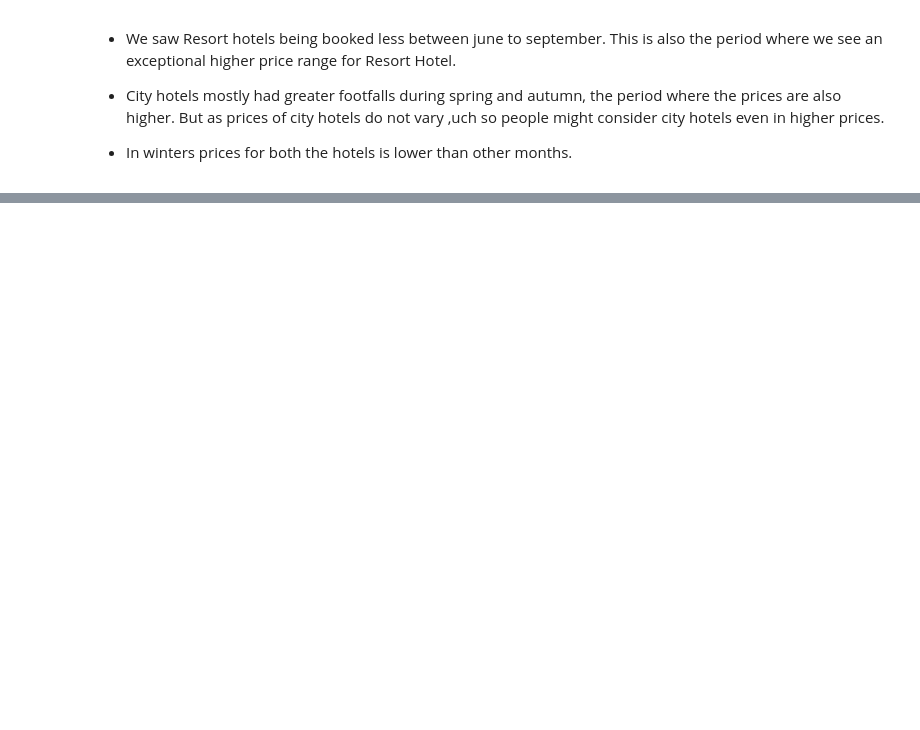
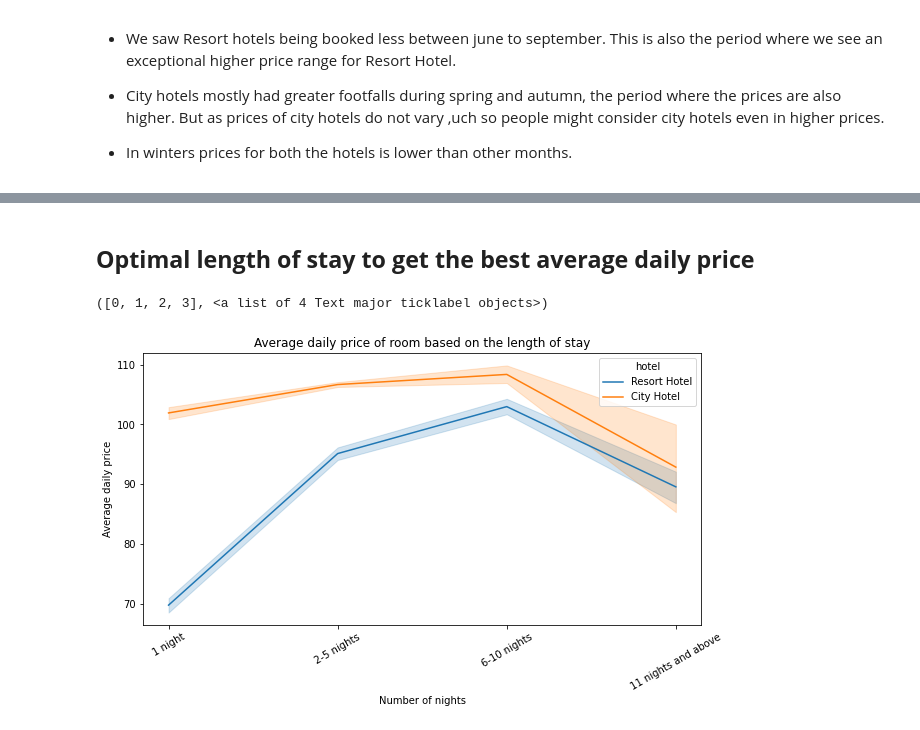
Before and after one commit to PriyankaSejwal/Hotel-Booking-Analysis, a Jupyter notebook: Priyanka_Rimo_CapstoneProject_Hotel_Booking_Analysis_Capstone_Project.ipynb, the cells around one changed output, grey strips where cells are left out. Saved outputs shown, nothing was run; the diff lists cells and outputs as text; code cells hidden in the pictures; blank space fills up the shorter version.

```diff
--- a/Priyanka_Rimo_CapstoneProject_Hotel_Booking_Analysis_Capstone_Project.ipynb
+++ b/Priyanka_Rimo_CapstoneProject_Hotel_Booking_Analysis_Capstone_Project.ipynb
@@ -748,0 +841,15 @@ array([342, 737,   7,  13,  14,   0,   9,  85,  75,  23,  35,  68,  18,
+# %% [markdown]
+## <b> Optimal length of stay to get the best average daily price
+# %%
+# Visualizing the average daily rate based on the length of stay.
+
+
+plt.figure(figsize=(10,5))
+sns.lineplot(x = 'bin_total_nights', y = 'average_daily_rate', hue='hotel', data= data_copy)
+plt.title('Average daily price of room based on the length of stay')
+plt.xlabel('Number of nights')
+plt.ylabel('Average daily price')
+plt.xticks(rotation=30)
+# %% [output]
+([0, 1, 2, 3], <a list of 4 Text major ticklabel objects>)
+[figure, added]
```
Also changed, not shown: parts of 45 cells of this notebook.
